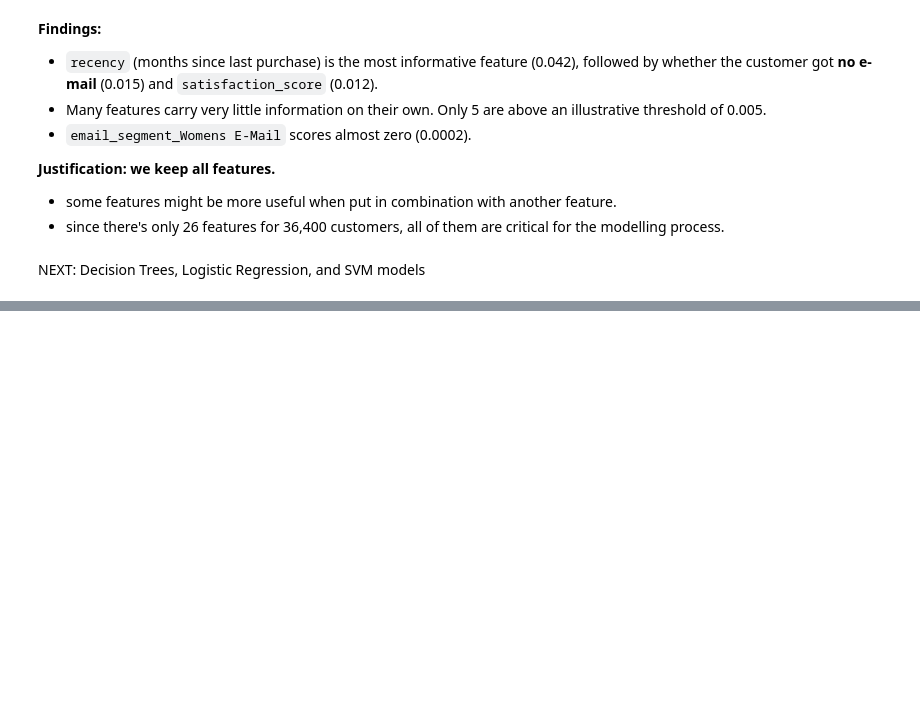
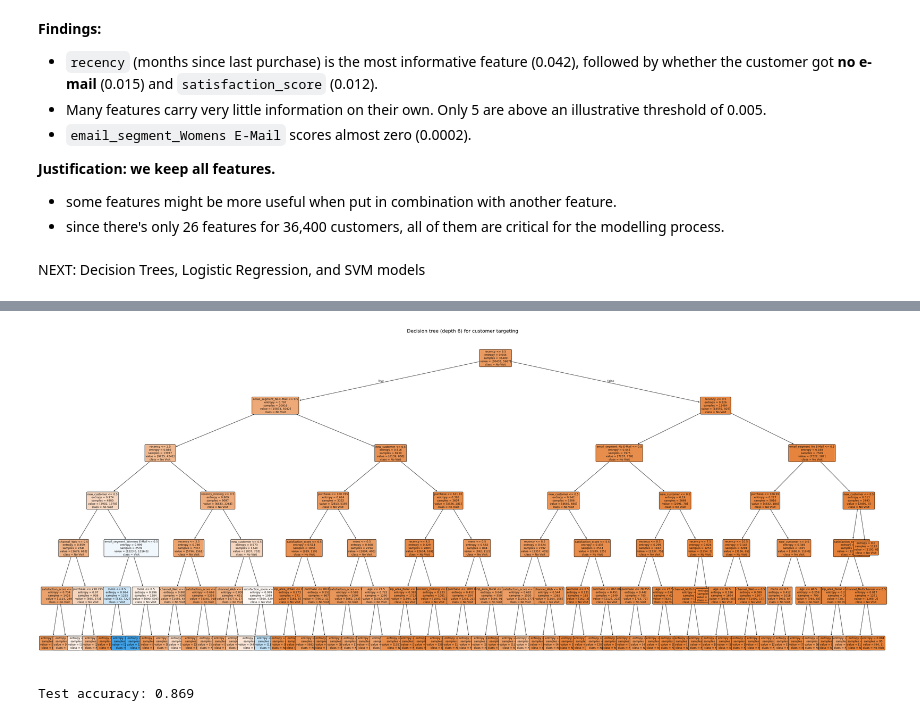
Before and after one commit to HuriyaAhmerr/AIP, a Jupyter notebook: AIP_(1).ipynb, the cells around one changed output, grey strips where cells are left out. Drawn from its saved outputs; the diff is of its cells as text; code cells hidden in the pictures; blank space fills up the shorter version.

```diff
--- a/AIP_(1).ipynb
+++ b/AIP_(1).ipynb
@@ -681,0 +774,23 @@ NEXT: Decision Trees, Logistic Regression, and SVM models
+# %%
+# Train a decision tree for visualization
+chosen_tree = DecisionTreeClassifier(criterion="entropy", max_depth=6, random_state=123)
+chosen_tree.fit(X_train, y_train)
+
+# Plot decision tree structure
+plt.figure(figsize=(50, 20))
+plot_tree(
+    chosen_tree,
+    feature_names=X_train.columns,
+    class_names=["No Visit", "Visit"],
+    filled=True,
+    rounded=True,
+    fontsize=9
+)
+plt.title(f"Decision tree (depth {chosen_tree.get_depth()}) for customer targeting", fontsize=16)
+plt.show()
+
+# Print final test accuracy
+print(f"Test accuracy: {chosen_tree.score(X_test, y_test):.3f}")
+# %% [output]
+[figure, added]
+Test accuracy: 0.869
```
Also changed, not shown: parts of 25 cells of this notebook.
